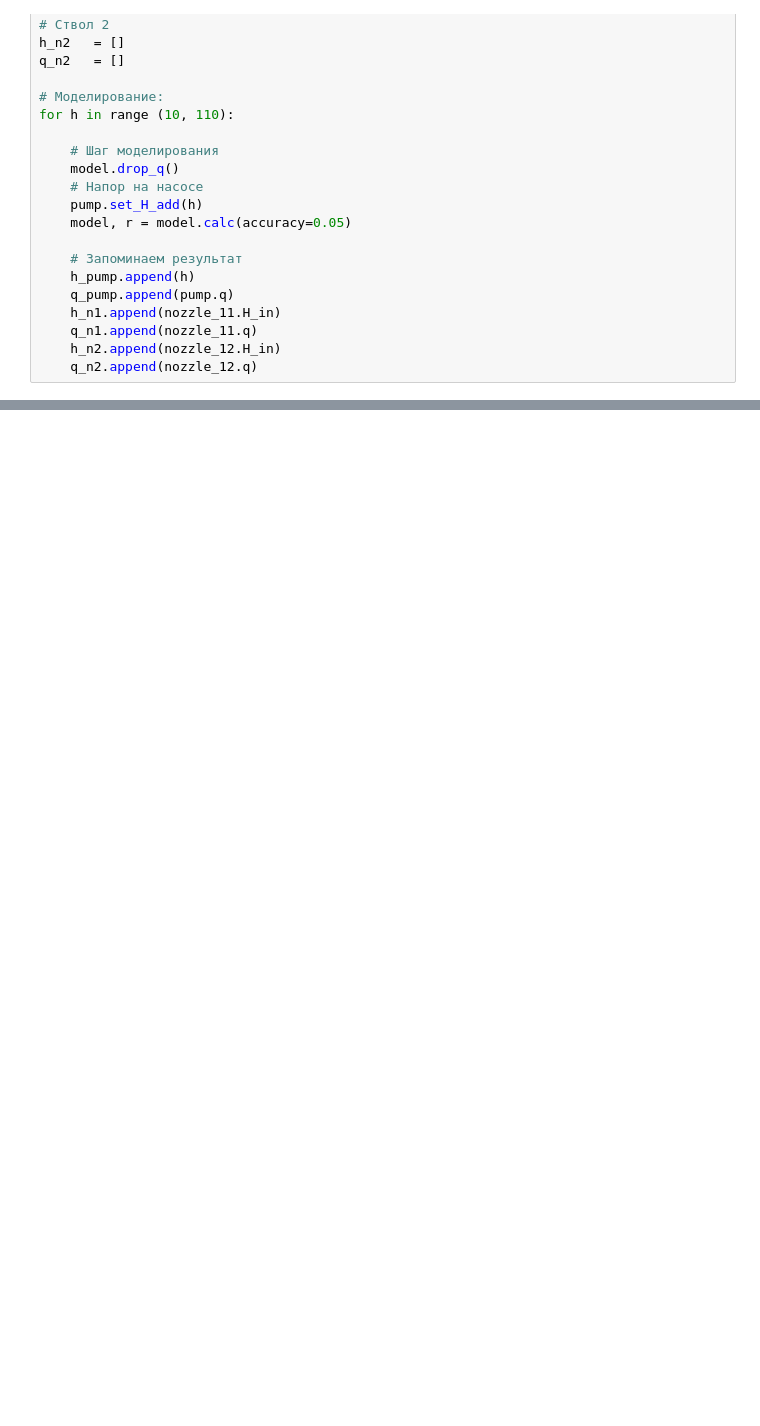
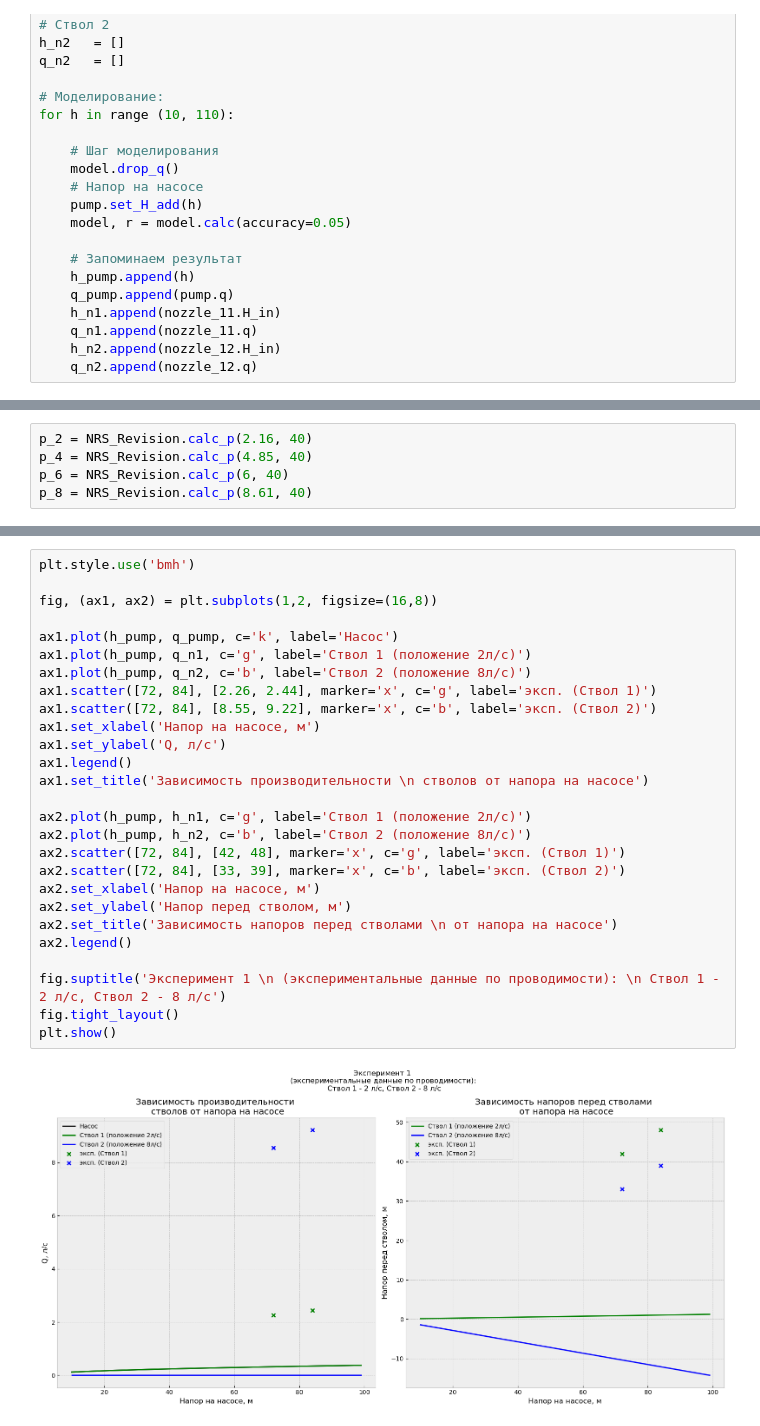
Before and after one commit to Obsidian-pb/NRS_modeller, a Jupyter notebook: workFolder/ttt.ipynb, the cells around one changed output, grey strips where cells are left out. Saved outputs shown, nothing was run; the diff lists cells and outputs as text; blank space fills up the shorter version.

Commit message:
Правки в результаты экспериментов

```diff
--- a/workFolder/ttt.ipynb
+++ b/workFolder/ttt.ipynb
@@ -470,0 +366,5 @@ plt.show()
+# %%
+p_2 = NRS_Revision.calc_p(2.16, 40)
+p_4 = NRS_Revision.calc_p(4.85, 40)
+p_6 = NRS_Revision.calc_p(6, 40)
+p_8 = NRS_Revision.calc_p(8.61, 40)
@@ -470,0 +454,29 @@ plt.show()
+# %%
+plt.style.use('bmh')
+
+fig, (ax1, ax2) = plt.subplots(1,2, figsize=(16,8))
+
+ax1.plot(h_pump, q_pump, c='k', label='Насос')
+ax1.plot(h_pump, q_n1, c='g', label='Ствол 1 (положение 2л/с)')
+ax1.plot(h_pump, q_n2, c='b', label='Ствол 2 (положение 8л/с)')
+ax1.scatter([72, 84], [2.26, 2.44], marker='x', c='g', label='эксп. (Ствол 1)')
+ax1.scatter([72, 84], [8.55, 9.22], marker='x', c='b', label='эксп. (Ствол 2)')
+ax1.set_xlabel('Напор на насосе, м')
+ax1.set_ylabel('Q, л/с')
+ax1.legend()
+ax1.set_title('Зависимость производительности \n стволов от напора на насосе')
+
+ax2.plot(h_pump, h_n1, c='g', label='Ствол 1 (положение 2л/с)')
+ax2.plot(h_pump, h_n2, c='b', label='Ствол 2 (положение 8л/с)')
+ax2.scatter([72, 84], [42, 48], marker='x', c='g', label='эксп. (Ствол 1)')
+ax2.scatter([72, 84], [33, 39], marker='x', c='b', label='эксп. (Ствол 2)')
+ax2.set_xlabel('Напор на насосе, м')
+ax2.set_ylabel('Напор перед стволом, м')
+ax2.set_title('Зависимость напоров перед стволами \n от напора на насосе')
+ax2.legend()
+
+fig.suptitle('Эксперимент 1 \n (экспериментальные данные по проводимости): \n Ствол 1 - 2 л/с, Ствол 2 - 8 л/с')
+fig.tight_layout()
+plt.show()
+# %% [output]
+[figure, added]
```
Also changed, not shown: parts of 24 cells of this notebook, 1 other file.
